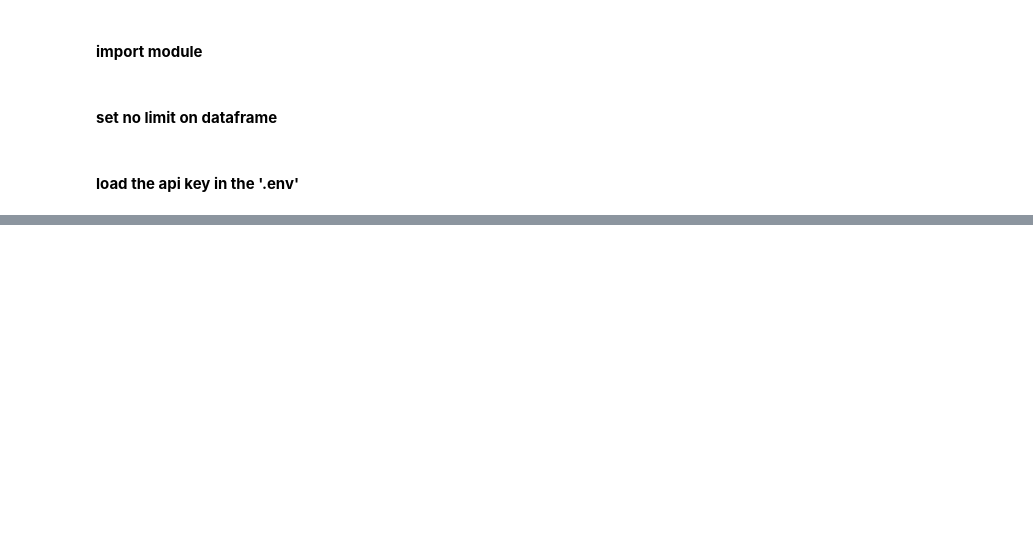
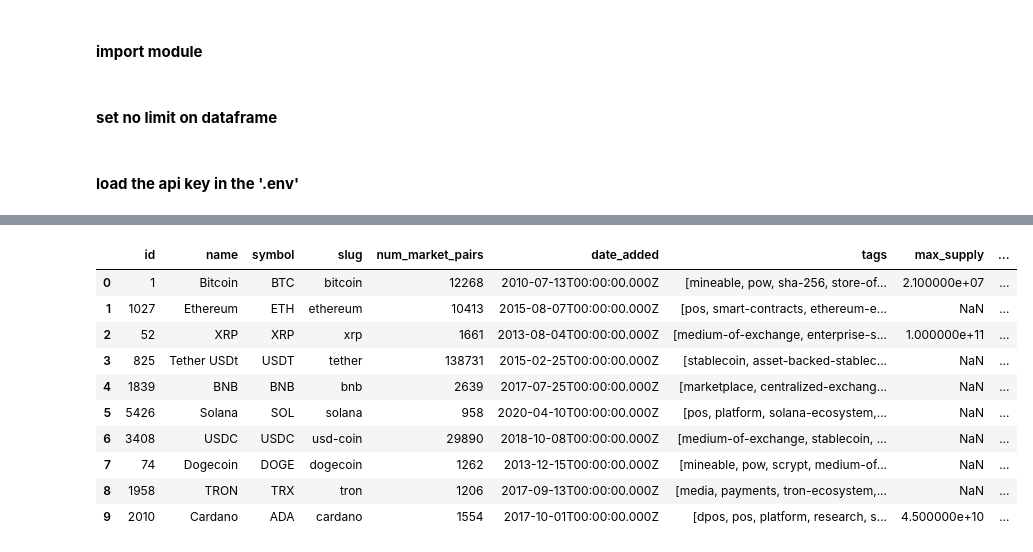
Before and after one commit to michaelvincentsebastian/Automated-Crypto-Market-Insights, a Jupyter notebook: api/pulling.ipynb, the cells around one changed output, grey strips where cells are left out. Saved outputs shown, nothing was run; the diff lists cells and outputs as text; code cells hidden in the pictures; blank space fills up the shorter version.

```diff
--- a/api/pulling.ipynb
+++ b/api/pulling.ipynb
@@ -31,7 +33,7 @@ parameters = {
 }
 headers = {
   'Accepts': 'application/json',
-  'X-CMC_PRO_API_KEY': 'b54bcf4d-1bca-4e8e-9a24-22ff2c3d462c',
+  'X-CMC_PRO_API_KEY': api_key,
 }
 
 session = Session()
@@ -45,0 +50,16 @@ except (ConnectionError, Timeout, TooManyRedirects) as e:
+# %%
+df = pd.json_normalize(data['data'])
+df['timestamp'] = pd.to_datetime('now')
+df
+# %% [output]
+|  | id | name | symbol | slug | num_market_pairs | date_added | tags | max_supply | ... |
+| 0 | 1 | Bitcoin | BTC | bitcoin | 12268 | 2010-07-13T00:00:00.000Z | [mineable, pow, sha-256, store-of... | 2.100000e+07 | ... |
+| 1 | 1027 | Ethereum | ETH | ethereum | 10413 | 2015-08-07T00:00:00.000Z | [pos, smart-contracts, ethereum-e... | NaN | ... |
+| 2 | 52 | XRP | XRP | xrp | 1661 | 2013-08-04T00:00:00.000Z | [medium-of-exchange, enterprise-s... | 1.000000e+11 | ... |
+| 3 | 825 | Tether USDt | USDT | tether | 138731 | 2015-02-25T00:00:00.000Z | [stablecoin, asset-backed-stablec... | NaN | ... |
+| 4 | 1839 | BNB | BNB | bnb | 2639 | 2017-07-25T00:00:00.000Z | [marketplace, centralized-exchang... | NaN | ... |
+| 5 | 5426 | Solana | SOL | solana | 958 | 2020-04-10T00:00:00.000Z | [pos, platform, solana-ecosystem,... | NaN | ... |
+| 6 | 3408 | USDC | USDC | usd-coin | 29890 | 2018-10-08T00:00:00.000Z | [medium-of-exchange, stablecoin, ... | NaN | ... |
+| 7 | 74 | Dogecoin | DOGE | dogecoin | 1262 | 2013-12-15T00:00:00.000Z | [mineable, pow, scrypt, medium-of... | NaN | ... |
+| 8 | 1958 | TRON | TRX | tron | 1206 | 2017-09-13T00:00:00.000Z | [media, payments, tron-ecosystem,... | NaN | ... |
+| 9 | 2010 | Cardano | ADA | cardano | 1554 | 2017-10-01T00:00:00.000Z | [dpos, pos, platform, research, s... | 4.500000e+10 | ... |
```
Also changed, not shown: parts of 2 cells of this notebook, 3 other files.
